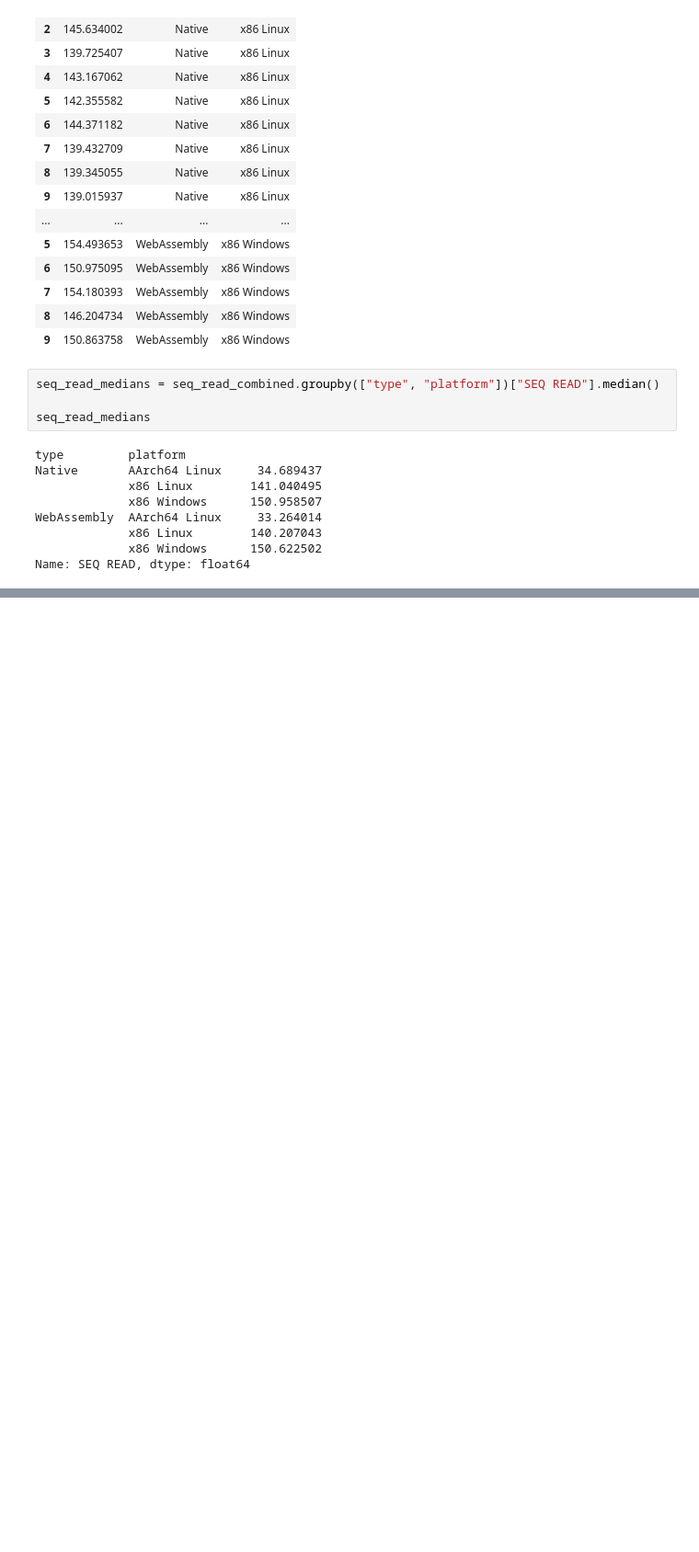
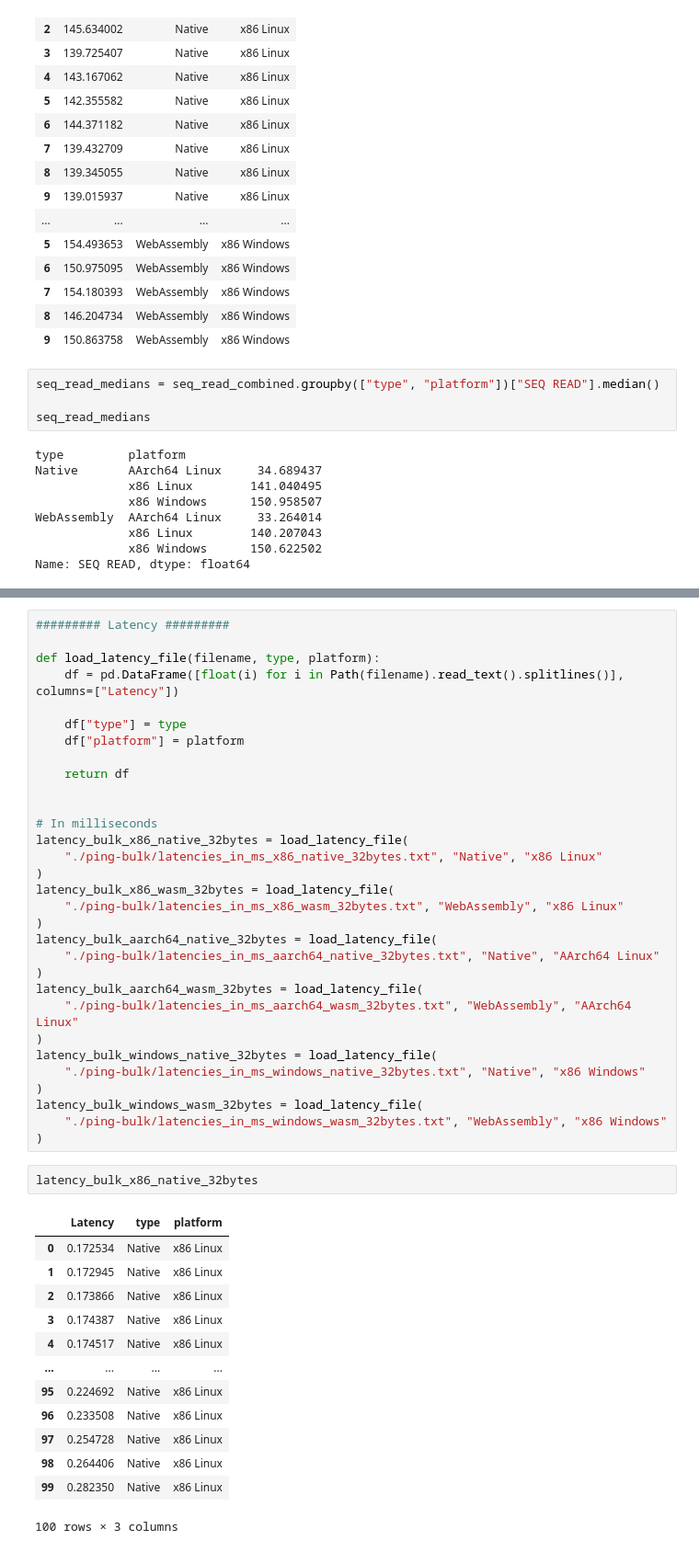
Before and after one commit to idlab-discover/wasi-usb-benchmarks, a Jupyter notebook: combined_graphs.ipynb, the cells around one changed output, grey strips where cells are left out. Shown at 92% size. Drawn from its saved outputs; the diff is of its cells as text; blank space fills up the shorter version.

```diff
--- a/combined_graphs.ipynb
+++ b/combined_graphs.ipynb
@@ -147,0 +150,47 @@ plt.show()
+# %%
+######### Latency #########
+
+def load_latency_file(filename, type, platform):
+    df = pd.DataFrame([float(i) for i in Path(filename).read_text().splitlines()], columns=["Latency"])
+
+    df["type"] = type
+    df["platform"] = platform
+
+    return df
+
+
+# In milliseconds
+latency_bulk_x86_native_32bytes = load_latency_file(
+    "./ping-bulk/latencies_in_ms_x86_native_32bytes.txt", "Native", "x86 Linux"
+)
+latency_bulk_x86_wasm_32bytes = load_latency_file(
+    "./ping-bulk/latencies_in_ms_x86_wasm_32bytes.txt", "WebAssembly", "x86 Linux"
+)
+latency_bulk_aarch64_native_32bytes = load_latency_file(
+    "./ping-bulk/latencies_in_ms_aarch64_native_32bytes.txt", "Native", "AArch64 Linux"
+)
+latency_bulk_aarch64_wasm_32bytes = load_latency_file(
+    "./ping-bulk/latencies_in_ms_aarch64_wasm_32bytes.txt", "WebAssembly", "AArch64 Linux"
+)
+latency_bulk_windows_native_32bytes = load_latency_file(
+    "./ping-bulk/latencies_in_ms_windows_native_32bytes.txt", "Native", "x86 Windows"
+)
+latency_bulk_windows_wasm_32bytes = load_latency_file(
+    "./ping-bulk/latencies_in_ms_windows_wasm_32bytes.txt", "WebAssembly", "x86 Windows"
+)
+# %%
+latency_bulk_x86_native_32bytes
+# %% [output]
+|  | Latency | type | platform |
+| 0 | 0.172534 | Native | x86 Linux |
+| 1 | 0.172945 | Native | x86 Linux |
+| 2 | 0.173866 | Native | x86 Linux |
+| 3 | 0.174387 | Native | x86 Linux |
+| 4 | 0.174517 | Native | x86 Linux |
+| ... | ... | ... | ... |
+| 95 | 0.224692 | Native | x86 Linux |
+| 96 | 0.233508 | Native | x86 Linux |
+| 97 | 0.254728 | Native | x86 Linux |
+| 98 | 0.264406 | Native | x86 Linux |
+| 99 | 0.282350 | Native | x86 Linux |
+100 rows × 3 columns
```
Also changed, not shown: parts of 5 cells of this notebook, 2 other files.
